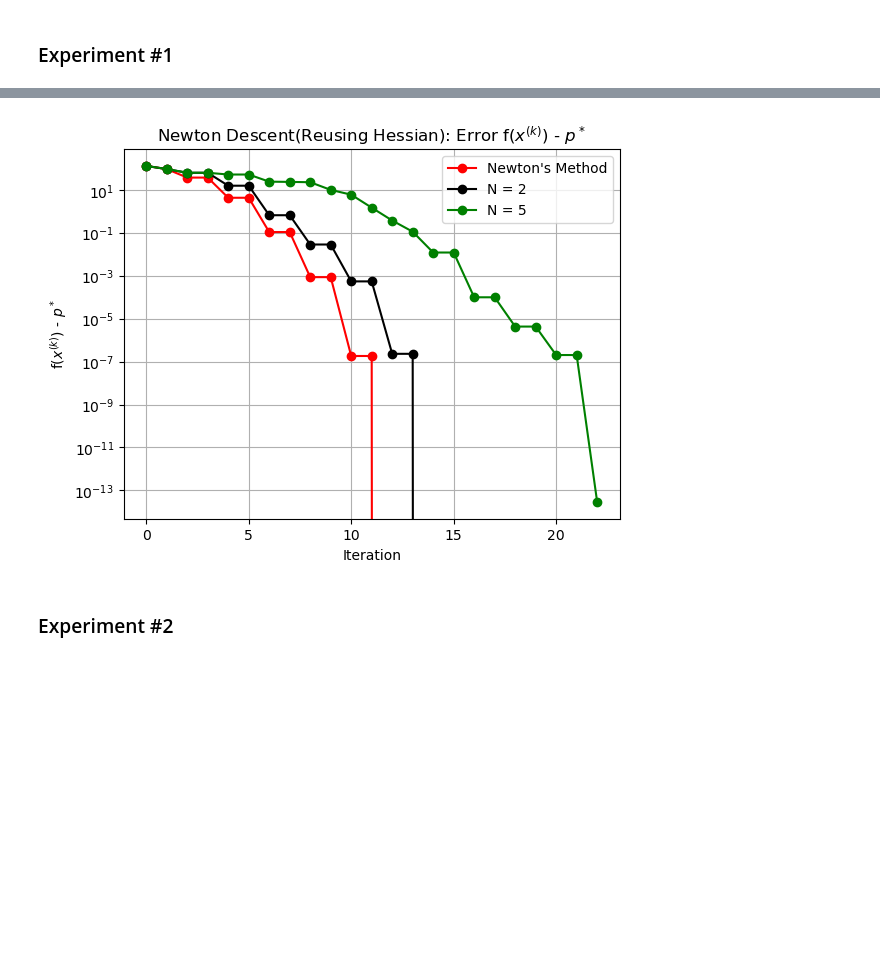
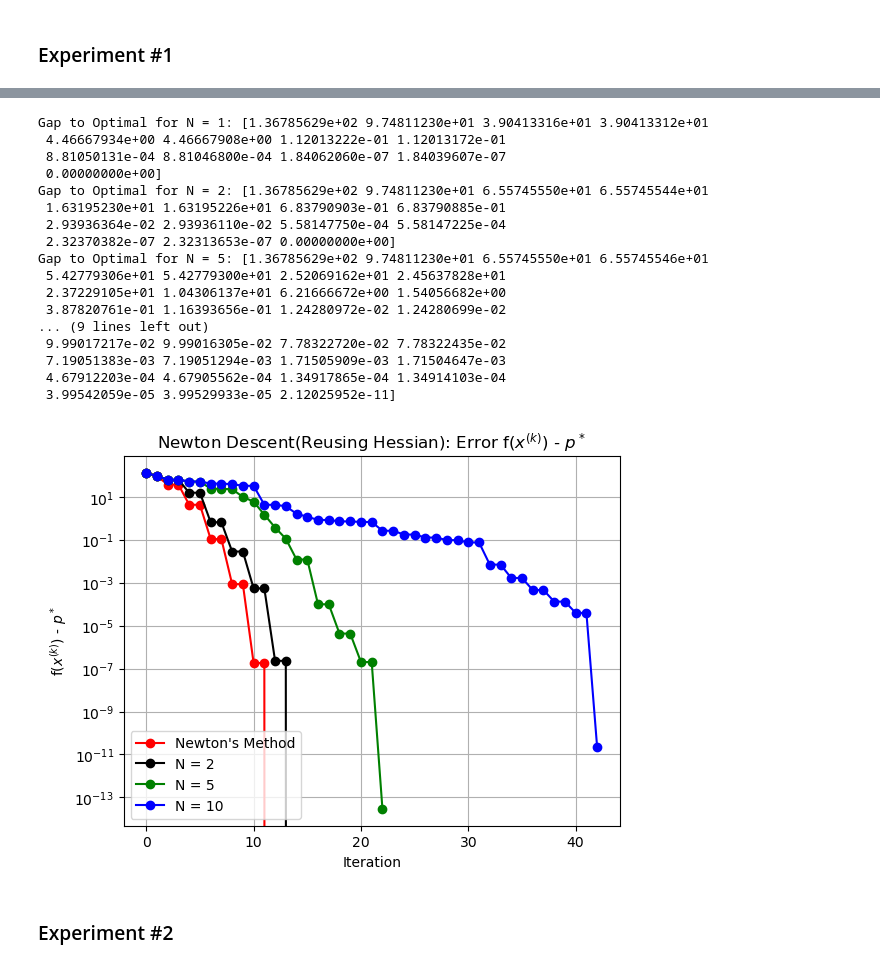
Before and after one commit to Ravi-Raghavan/ConvexOptimization, a Jupyter notebook: hw5.ipynb, the cells around one changed output, grey strips where cells are left out. Saved outputs shown, nothing was run; the diff lists cells and outputs as text; code cells hidden in the pictures; blank space fills up the shorter version.

```diff
--- a/hw5.ipynb
+++ b/hw5.ipynb
@@ -1276,3 +1400,7 @@ Iteration: 20, Current Function Value(Beginning of Iteration): -136.785624918804
 Iteration: 21, Current Function Value(Beginning of Iteration): -136.78562906191527, Newton Parameter: 4.078471524968156e-07
 Iteration: 22, Current Function Value(Beginning of Iteration): -136.78562906192153, Newton Parameter: 4.078347060818288e-07
 Iteration: 23, Current Function Value(Beginning of Iteration): -136.7856292659213, Newton Parameter: 1.5002960015957267e-13
+# %%
+#Run Newton's Method where Hessian is reused every 10 iteration
+reused_newton_descent_iterates_N10, reused_newton_descent_function_values_N10, reused_newton_descent_alpha_values_N10 = reuse_newton_descent(f, f_gradient, f_hessian, f_backtracking_algorithm, A, x0, max_iter, eta, alpha, beta, N = 10)
+p_star_N10 = reused_newton_descent_function_values_N10[-1] #the optimal function value is approximated as the last function value that we observed during Newton's Method
@@ -1279,25 +1425,51 @@ Iteration: 23, Current Function Value(Beginning of Iteration): -136.785629265921
 # %%
+#Plot distance to optimal function value throughout Newton's Method for N = 1, 2, 5, 10
 reused_newton_descent_gap_to_optimal_N1 = reused_newton_descent_function_values_N1 - p_star_N1
 reused_newton_descent_gap_to_optimal_N2 = reused_newton_descent_function_values_N2 - p_star_N2
 reused_newton_descent_gap_to_optimal_N5 = reused_newton_descent_function_values_N5 - p_star_N5
+reused_newton_descent_gap_to_optimal_N10 = reused_newton_descent_function_values_N10 - p_star_N10
 
 reused_newton_descent_gap_to_optimal_N1 = reused_newton_descent_gap_to_optimal_N1[:-1]
 reused_newton_descent_gap_to_optimal_N2 = reused_newton_descent_gap_to_optimal_N2[:-1]
 reused_newton_descent_gap_to_optimal_N5 = reused_newton_descent_gap_to_optimal_N5[:-1]
+reused_newton_descent_gap_to_optimal_N10 = reused_newton_descent_gap_to_optimal_N10[:-1]
+
+print(f"Gap to Optimal for N = 1: {reused_newton_descent_gap_to_optimal_N1}")
+print(f"Gap to Optimal for N = 2: {reused_newton_descent_gap_to_optimal_N2}")
+print(f"Gap to Optimal for N = 5: {reused_newton_descent_gap_to_optimal_N5}")
+print(f"Gap to Optimal for N = 10: {reused_newton_descent_gap_to_optimal_N10}")
 
 line1, = plt.plot(list(range(len(reused_newton_descent_gap_to_optimal_N1))), reused_newton_descent_gap_to_optimal_N1, marker='o', color='red', linestyle='-')
 line2, = plt.plot(list(range(len(reused_newton_descent_gap_to_optimal_N2))), reused_newton_descent_gap_to_optimal_N2, marker='o', color='black', linestyle='-')
 line3, = plt.plot(list(range(len(reused_newton_descent_gap_to_optimal_N5))), reused_newton_descent_gap_to_optimal_N5, marker='o', color='green', linestyle='-')
+line4, = plt.plot(list(range(len(reused_newton_descent_gap_to_optimal_N10))), reused_newton_descent_gap_to_optimal_N10, marker='o', color='blue', linestyle='-')
 
 plt.xlabel('Iteration')
 plt.ylabel(r'f($x^{(k)}$) - $p^*$')
 plt.yscale('log')
 plt.title(r'Newton Descent(Reusing Hessian): Error f($x^{(k)}$) - $p^*$')
-plt.legend(handles=[line1, line2, line3], labels=['Newton\'s Method', 'N = 2', 'N = 5'])
+plt.legend(handles=[line1, line2, line3, line4], labels=['Newton\'s Method', 'N = 2', 'N = 5', 'N = 10'])
 plt.grid(True)
 plt.show()
 # %% [output]
+Gap to Optimal for N = 1: [1.36785629e+02 9.74811230e+01 3.90413316e+01 3.90413312e+01
+ 4.46667934e+00 4.46667908e+00 1.12013222e-01 1.12013172e-01
+ 8.81050131e-04 8.81046800e-04 1.84062060e-07 1.84039607e-07
+ 0.00000000e+00]
+Gap to Optimal for N = 2: [1.36785629e+02 9.74811230e+01 6.55745550e+01 6.55745544e+01
+ 1.63195230e+01 1.63195226e+01 6.83790903e-01 6.83790885e-01
+ 2.93936364e-02 2.93936110e-02 5.58147750e-04 5.58147225e-04
+ 2.32370382e-07 2.32313653e-07 0.00000000e+00]
+Gap to Optimal for N = 5: [1.36785629e+02 9.74811230e+01 6.55745550e+01 6.55745546e+01
+ 5.42779306e+01 5.42779300e+01 2.52069162e+01 2.45637828e+01
+ 2.37229105e+01 1.04306137e+01 6.21666672e+00 1.54056682e+00
+ 3.87820761e-01 1.16393656e-01 1.24280972e-02 1.24280699e-02
+... (9 lines left out)
+ 9.99017217e-02 9.99016305e-02 7.78322720e-02 7.78322435e-02
+ 7.19051383e-03 7.19051294e-03 1.71505909e-03 1.71504647e-03
+ 4.67912203e-04 4.67905562e-04 1.34917865e-04 1.34914103e-04
+ 3.99542059e-05 3.99529933e-05 2.12025952e-11]
-[figure, old version]
+[figure, new version]
 # %% [markdown]
 ### Experiment #2
 # %%
```
Also changed, not shown: parts of 101 cells of this notebook.
